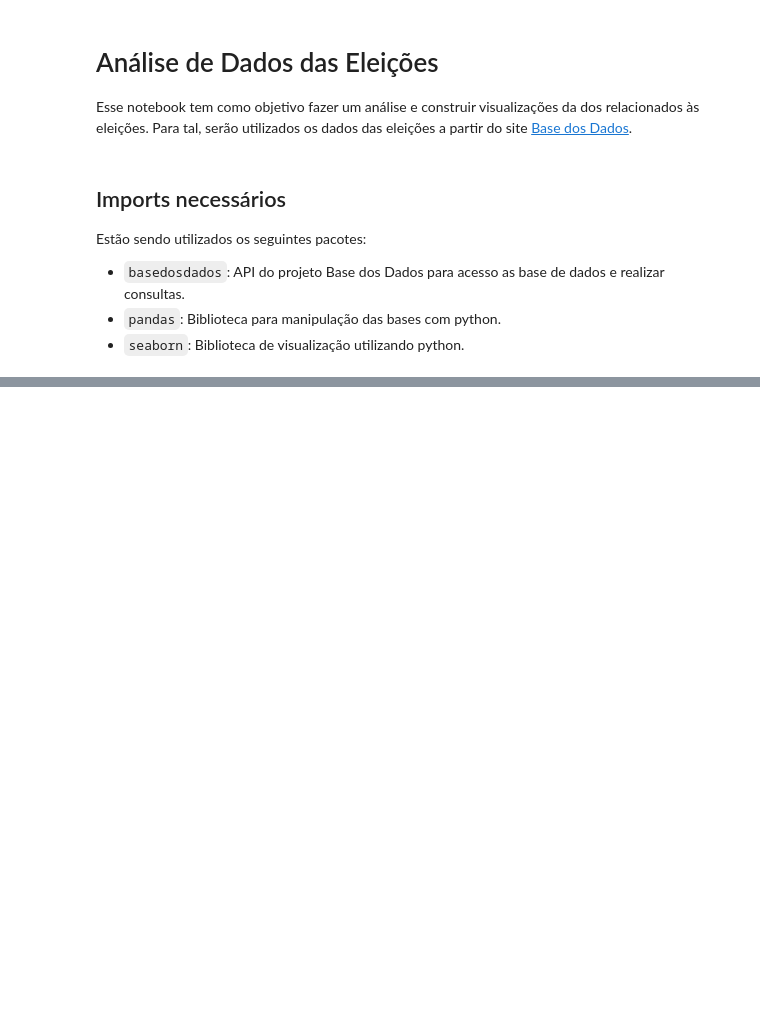
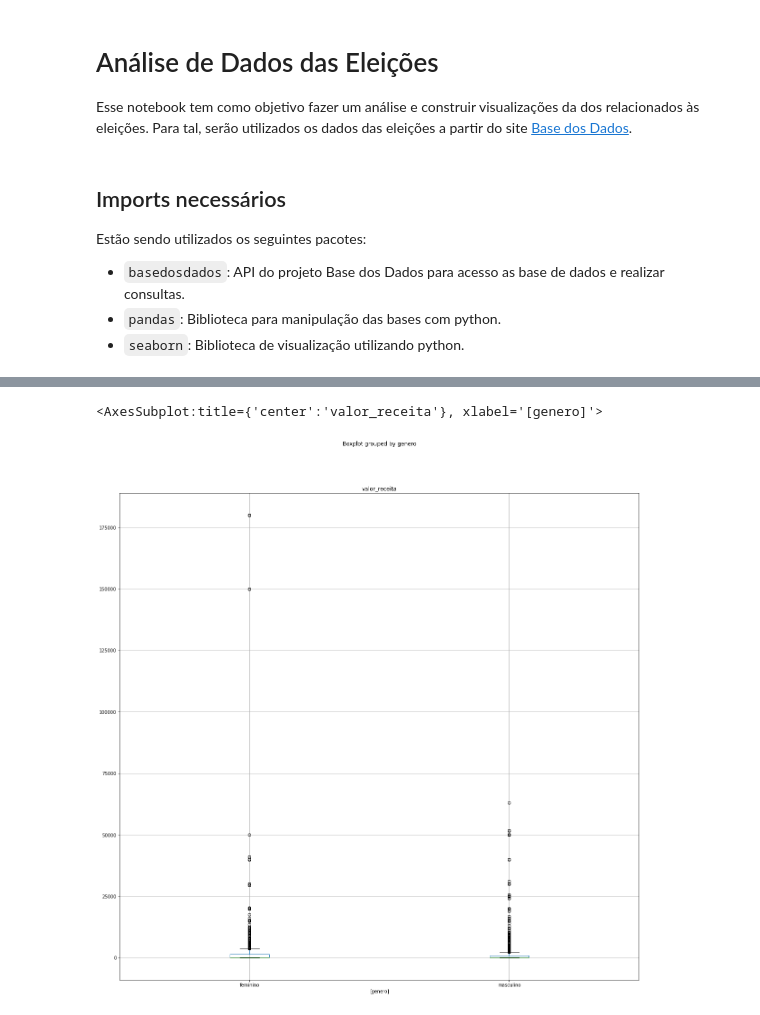
Before and after one commit to adolfoguimaraes/basedosdados-eleicoes, a Jupyter notebook: code/ProcessarDados.ipynb, the cells around one changed output, grey strips where cells are left out. Cells and saved outputs as stored; diff of their text form; code cells hidden in the pictures; blank space fills up the shorter version.

```diff
--- a/code/ProcessarDados.ipynb
+++ b/code/ProcessarDados.ipynb
@@ -41,0 +167,12 @@ df_
+# %%
+query_receitas = """
+SELECT b1.ano, b1.sigla_uf, b1.id_candidato_bd, b1.cargo, b1.fonte_receita, b1.origem_receita, b1.natureza_receita, b1.valor_receita, b2.genero, b2.raca FROM
+    `basedosdados.br_tse_eleicoes.receitas_candidato` b1
+INNER JOIN
+    `basedosdados.br_tse_eleicoes.candidatos` b2
+ON b1.id_candidato_bd = b2.id_candidato_bd
+where b1.sigla_uf = 'SE' and b1.cargo = 'vereador'
+ORDER BY b1.ano
+"""
+# %%
+df_receitas = bd.read_sql(query=query_receitas,billing_project_id='adolfo-dev')
@@ -41,0 +208,5 @@ df_
+# %%
+df_receitas[df_receitas['origem_receita'] == 'recursos de partido politico'].boxplot(column=['valor_receita'], by=['genero'], figsize=(20,20))
+# %% [output]
+<AxesSubplot:title={'center':'valor_receita'}, xlabel='[genero]'>
+[figure, added]
```
Also changed, not shown: parts of 19 cells of this notebook.
